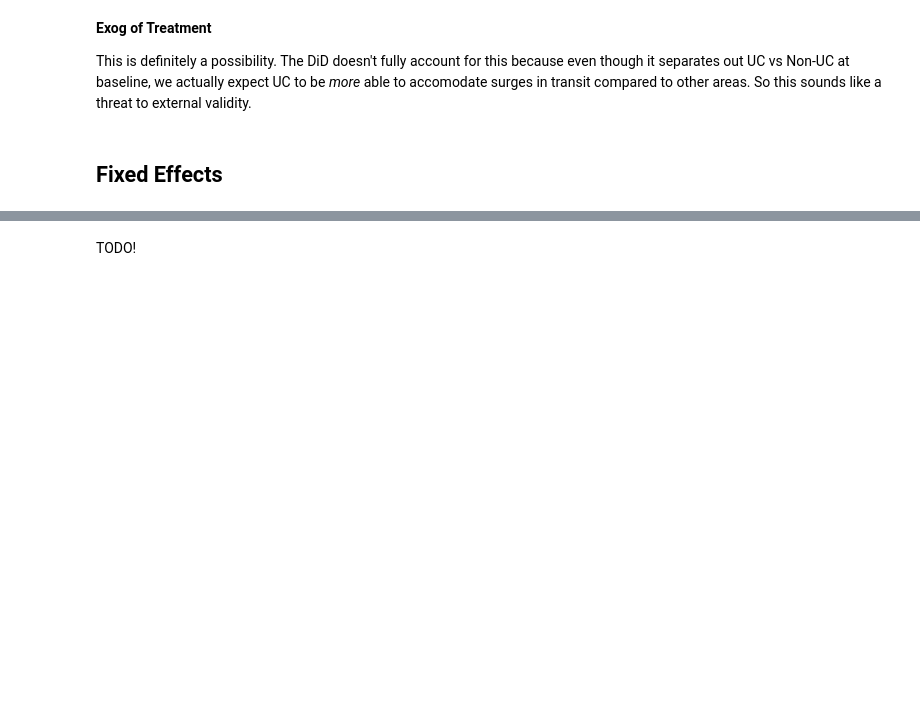
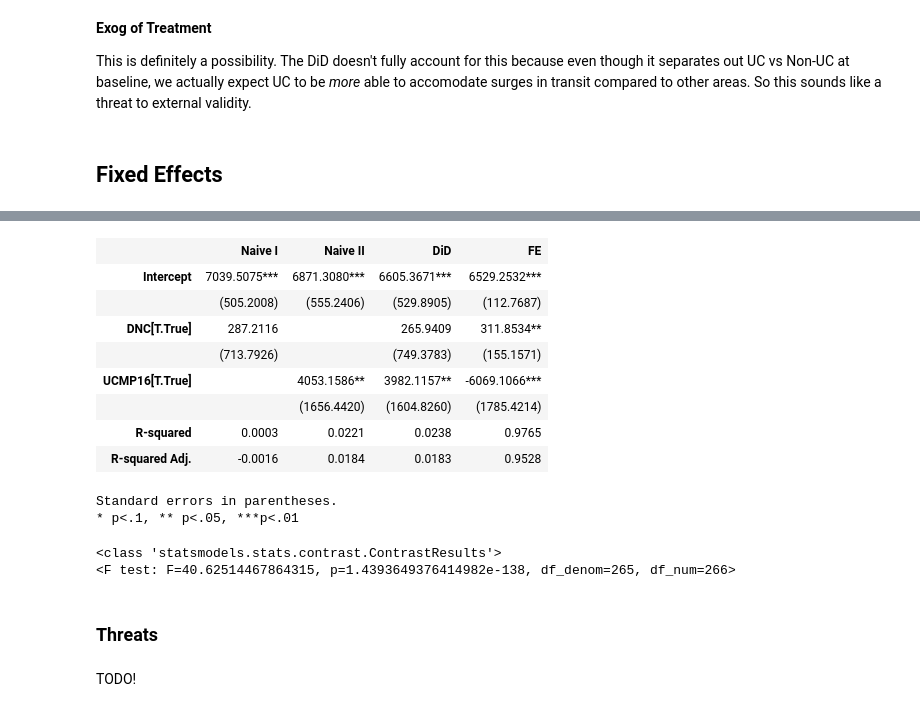
Before and after one commit to eric-mc2/DNCTransit, a Jupyter notebook: panel.ipynb, the cells around one changed output, grey strips where cells are left out. Cells and saved outputs as stored; diff of their text form; code cells hidden in the pictures; blank space fills up the shorter version.

```diff
--- a/panel.ipynb
+++ b/panel.ipynb
@@ -516,0 +513,7 @@ Notes:
+# %%
+# TODO! We are pooling daily observations into before and after time periods.
+# I'd assumed the unaccounted for daily variation would be a problem, but
+# aggregating it away ends up increasing our standard errors.
+model_data = rides.groupby(['tid','DNC'], as_index=False)['rides'].sum()
+naive_two_period = sm.OLS.from_formula("rides ~ DNC", model_data).fit()
+print(naive_two_period.summary())
@@ -538,7 +551,8 @@ during the DNC week, where $\text{UC}_i$=1 if the unit is within the United Cent
 # %%
 # For starters lets look at the maximal version of this model:
 rides['UCMP16'] = (rides['uc_1600'] > 0) | (rides['mp_1600'] > 0)
-naive_xs = sm.OLS.from_formula("rides ~ UCMP16", rides, subset=rides['DNC']).fit()
+model_data = rides.groupby(['tid','DNC','UCMP16'], as_index=False)['rides'].sum()
+naive_xs = sm.OLS.from_formula("rides ~ UCMP16", model_data, subset=model_data['DNC']).fit()
 print(naive_xs.summary())
 # %% [output]
                             OLS Regression Results
@@ -661,0 +724,7 @@ Notes:
+# %%
+# TODO! We are pooling daily observations into before and after time periods.
+# I'd assumed the unaccounted for daily variation would be a problem, but
+# aggregating it away ends up increasing our standard errors.
+model_data = rides.groupby(['DNC','UCMP16','tid'],as_index=False)['rides'].sum()
+did_model = sm.OLS.from_formula("rides ~ UCMP16 * DNC", model_data).fit()
+print(did_model.summary())
@@ -708,0 +802,4 @@ sounds like a threat to external validity.
+# %%
+model_data = rides.groupby(['DNC','UCMP16','tid'],as_index=False)['rides'].sum()
+fe_model = sm.OLS.from_formula("rides ~ DNC + UCMP16 + C(tid)", model_data).fit()
+print(fe_model.summary())
@@ -709,2 +824,27 @@ sounds like a threat to external validity.
+# %%
+summary_col([naive_two_period, naive_xs, did_model, fe_model],
+            model_names=['Naive I','Naive II','DiD','FE'],
+            stars=True,
+            regressor_order=['Intercept',"DNC[T.True]","UCMP16[T.True]"], drop_omitted=True)
+# %% [output]
+|  | Naive I | Naive II | DiD | FE |
+| Intercept | 7039.5075*** | 6871.3080*** | 6605.3671*** | 6529.2532*** |
+|  | (505.2008) | (555.2406) | (529.8905) | (112.7687) |
+| DNC[T.True] | 287.2116 |  | 265.9409 | 311.8534** |
+|  | (713.7926) |  | (749.3783) | (155.1571) |
+| UCMP16[T.True] |  | 4053.1586** | 3982.1157** | -6069.1066*** |
+|  |  | (1656.4420) | (1604.8260) | (1785.4214) |
+| R-squared | 0.0003 | 0.0221 | 0.0238 | 0.9765 |
+| R-squared Adj. | -0.0016 | 0.0184 | 0.0183 | 0.9528 |
+Standard errors in parentheses.
+* p<.1, ** p<.05, ***p<.01
+# %%
+constraint = " = ".join(fe_model.params.index[fe_model.params.index.str.startswith("C(tid)")]) + " = 0"
+fe_model.f_test(constraint)
+# %% [output]
+<class 'statsmodels.stats.contrast.ContrastResults'>
+<F test: F=40.62514467864315, p=1.4393649376414982e-138, df_denom=265, df_num=266>
+# %% [markdown]
+### Threats
 # %% [markdown]
 TODO!
```
Also changed, not shown: parts of 64 cells of this notebook, 1 other file.
